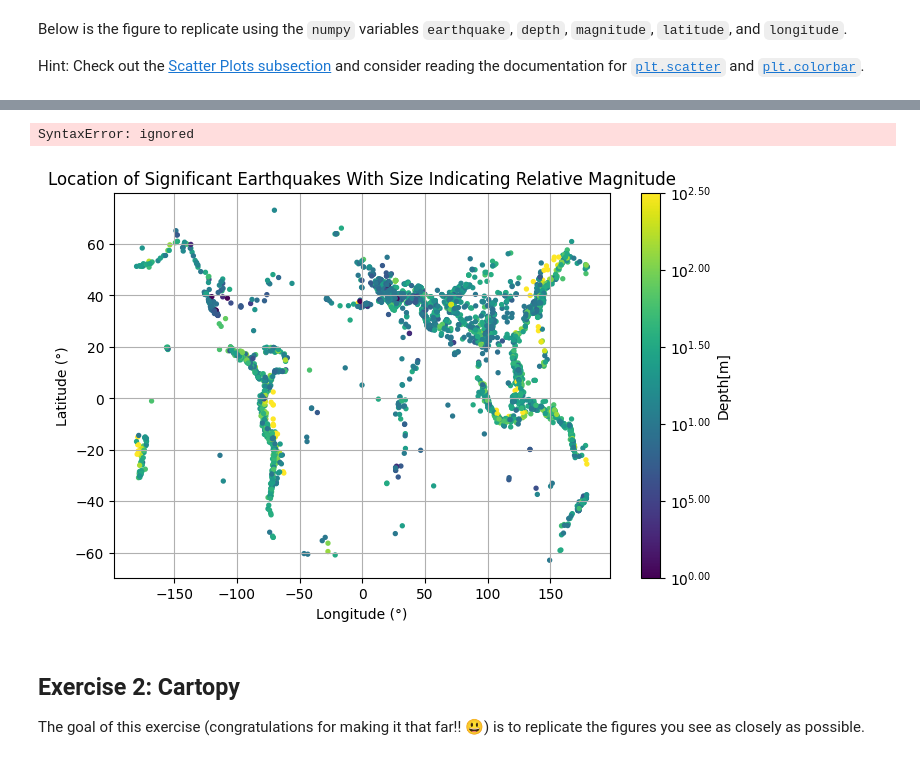
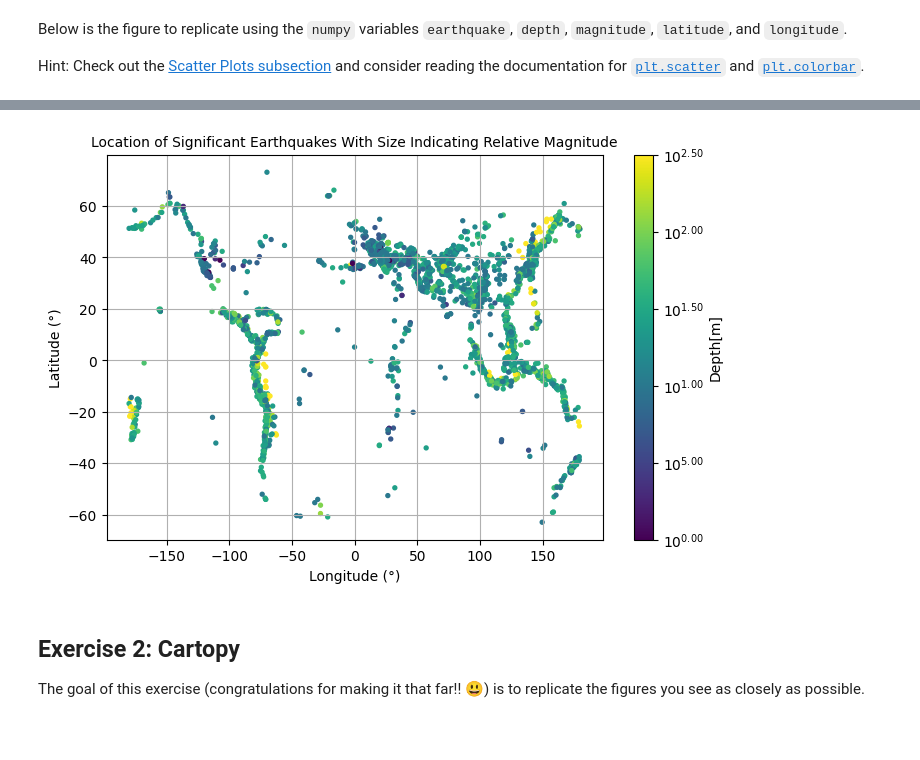
Before and after one commit to mdunand2/2023_Intro_Python, a Jupyter notebook: ML_EES/IP/W2_S2.ipynb, the cells around one changed output, grey strips where cells are left out. Drawn from its saved outputs; the diff is of its cells as text; code cells hidden in the pictures; blank space fills up the shorter version.

```diff
--- a/ML_EES/IP/W2_S2.ipynb
+++ b/ML_EES/IP/W2_S2.ipynb
@@ -122,28 +122,16 @@ def fmt(x, pos):
     return r'$10^{{{}}}$'.format(a)
 # %%
 # Replicate the figure here
-fig, ax = plt.subplots(ncols = 1, nrows = 1, figsize=(10,5))
-ctemp=ax.scatter(latitude,longitude,s=8,c=np.(depth),marker='o',cmap='viridis',vmin=0,vmax=2.5)
+fig, ax = plt.subplots(ncols = 1, nrows = 1, figsize=(8,5))
+ctemp=ax.scatter(longitude,latitude,s=8,c=np.log10(depth),marker='o',cmap='viridis',vmin=0,vmax=2.5)
 ax.set_xlabel('Longitude (°)')
 ax.set_ylabel('Latitude (°)')
 plt.grid()
-plt.colorbar(ctemp,ax=axe1,label='Depth[m]',format=ticker.FuncFormatter(fmt))
-plt.title('Location of Significant Earthquakes With Size Indicating Relative Magnitude')
+plt.colorbar(ctemp,ax=ax,label='Depth[m]',format=ticker.FuncFormatter(fmt))
+plt.title('Location of Significant Earthquakes With Size Indicating Relative Magnitude', fontsize = 10)
 plt.show()
 # %% [output]
-SyntaxError: ignored
+[figure, added]
-# %%
-fig, ax = plt.subplots(figsize=(8,5))
-
-ctemp=ax.scatter(longitude,latitude,s=8, c = np.log10 (depth), marker='o',cmap='viridis',vmin=0,vmax=2.5)
-ax.set_xlabel('Longitude (°)')
-ax.set_ylabel('Latitude (°)')
-plt.grid()
-plt.colorbar(ctemp,ax=ax,label='Depth[m]',format=ticker.FuncFormatter(fmt))
-plt.title('Location of Significant Earthquakes With Size Indicating Relative Magnitude')
-plt.show()
-# %% [output]
-[figure, removed]
 # %% [markdown]
 ## Exercise 2: Cartopy
 
```
Also changed, not shown: parts of 4 cells of this notebook.
